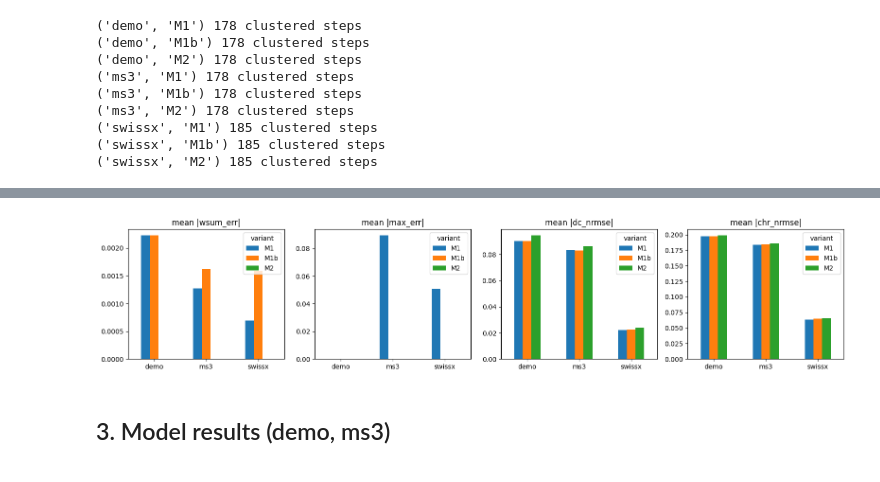
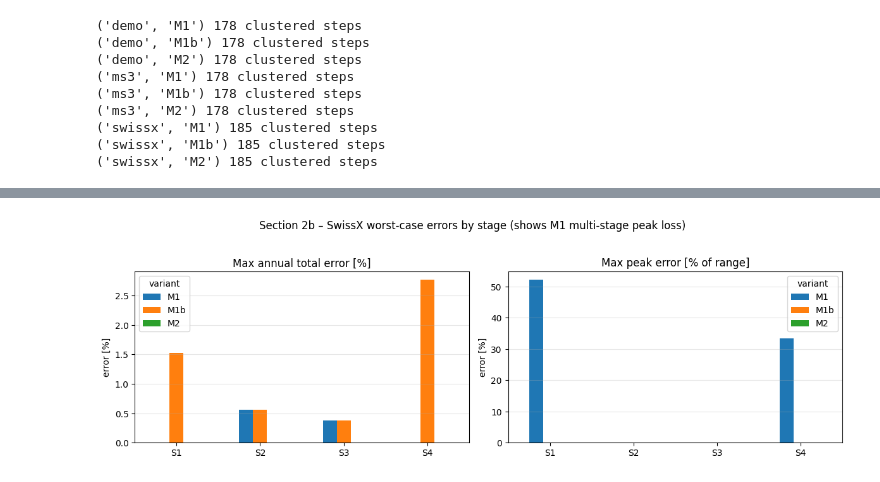
Before and after one commit to uesl-empa/ehubx, a Jupyter notebook: docs/dev/rom_clustering_investigation/notebooks/E0_baseline.ipynb, the cells around one changed output, grey strips where cells are left out. Cells and saved outputs as stored; diff of their text form; code cells hidden in the pictures.

Commit message:
ROM investigation: streamline E0/E1 notebooks with plots and appendix

```diff
--- a/docs/dev/rom_clustering_investigation/notebooks/E0_baseline.ipynb
+++ b/docs/dev/rom_clustering_investigation/notebooks/E0_baseline.ipynb
@@ -138,0 +100,24 @@ display(rl.summarize_metrics(sx, ["variant", "stage"]))
+# %%
+met = []
+for (c, v), r in red.items():
+    if "error" in r:
+        continue
+    df = rl.series_metrics(prof[c], r)
+    df["case"], df["variant"] = c, v
+    met.append(df)
+met = pd.concat(met, ignore_index=True)
+d = met[~met.constant].copy()
+cols = [("wsum_err", "Annual total error [%]"), ("max_err", "Peak error [% of range]"),
+        ("dc_nrmse", "Duration-curve error [%]"), ("chr_nrmse", "Hourly match error [%]")]
+fig, axes = plt.subplots(2, 4, figsize=(16, 6.5))
+for j, (col, title) in enumerate(cols):
+    for i, agg in enumerate(["mean", "max"]):
+        ax = axes[i, j]
+        pt = d.assign(val=lambda x: x[col].abs() * 100).pivot_table(
+            index="case", columns="variant", values="val", aggfunc=agg
+        )[VARS]
+        pt.plot.bar(ax=ax, rot=0, legend=(i == 0 and j == 0))
+        ax.set_title(f"{agg.title()} {title}"); ax.set_xlabel("")
+        ax.set_ylabel("error [%]"); ax.grid(axis="y", alpha=0.3)
+fig.suptitle("Section 2a – Input-level errors across cases (0 = exact match to full year)", y=1.02)
+plt.tight_layout()
@@ -139,11 +126,13 @@ display(rl.summarize_metrics(sx, ["variant", "stage"]))
 # %%
-fig, axes = plt.subplots(1, 4, figsize=(16, 3.5))
-for ax, col in zip(axes, ["wsum_err", "max_err", "dc_nrmse", "chr_nrmse"]):
-    d = met[~met.constant].assign(val=lambda x: x[col].abs())
-    d.pivot_table(index="case", columns="variant", values="val", aggfunc="mean").plot.bar(ax=ax, rot=0)
-    ax.set_title(f"mean |{col}|"); ax.set_xlabel("")
+sx = d[d.case == "swissx"].copy()
+fig, axes = plt.subplots(1, 2, figsize=(12, 3.8))
+for ax, (col, title) in zip(axes, [("wsum_err", "Max annual total error [%]"), ("max_err", "Max peak error [% of range]")]):
+    pt = sx.assign(val=lambda x: x[col].abs() * 100).pivot_table(
+        index="stage", columns="variant", values="val", aggfunc="max"
+    )[VARS]
+    pt.plot.bar(ax=ax, rot=0)
+    ax.set_title(title); ax.set_xlabel(""); ax.set_ylabel("error [%]"); ax.grid(axis="y", alpha=0.3)
+fig.suptitle("Section 2b – SwissX worst-case errors by stage (shows M1 multi-stage peak loss)", y=1.03)
 plt.tight_layout()
 # %% [output]
-[figure, old version]
+[figure, new version]
-# %% [markdown]
-## 3. Model results (demo, ms3)
```
Also changed, not shown: parts of 22 cells of this notebook, 4 other files.
